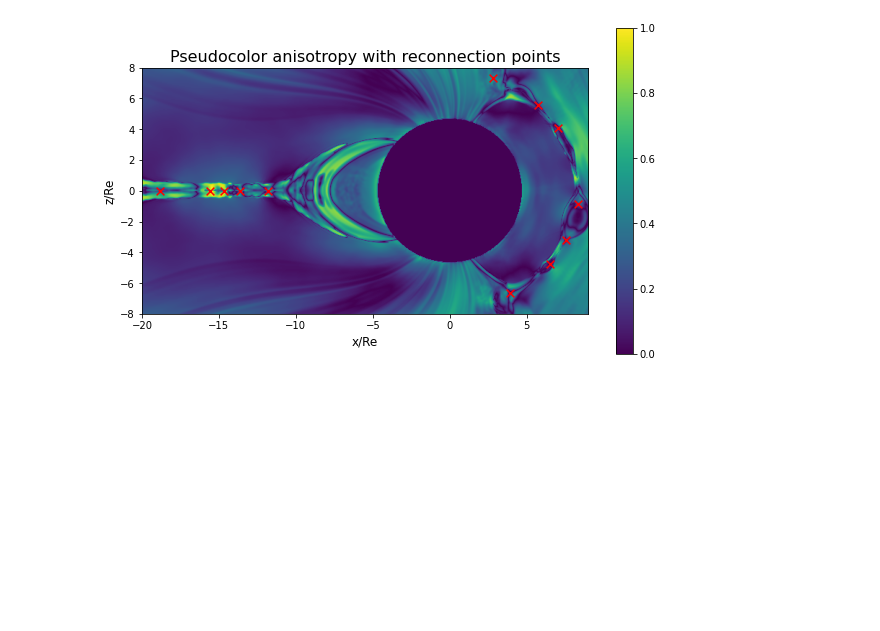
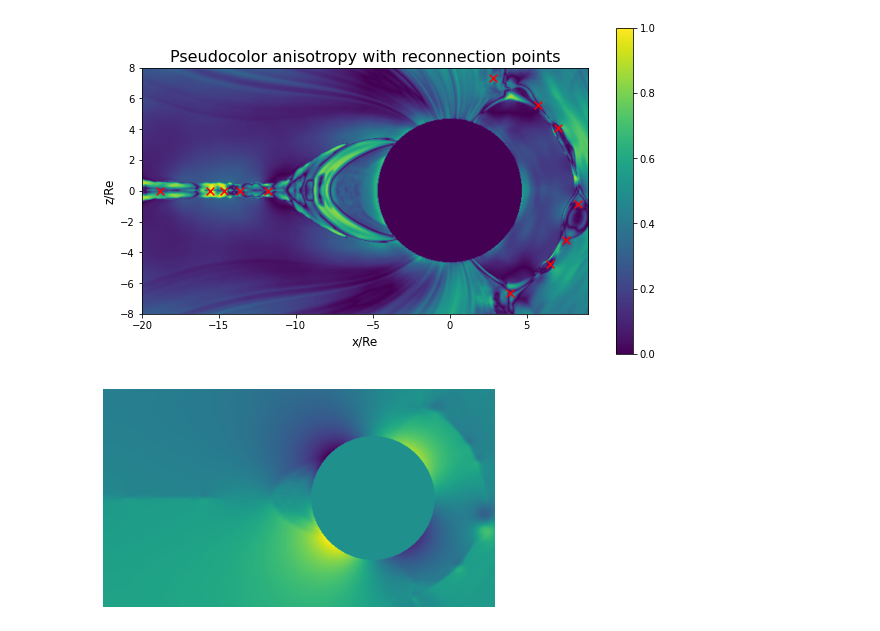
Before and after one commit to deinal/2d-reconnection-data, a Jupyter notebook: visualize_features.ipynb, the cells around one changed output. Drawn from its saved outputs; the diff is of its cells as text; code cells hidden in the pictures; blank space fills up the shorter version.

```diff
--- a/visualize_features.ipynb
+++ b/visualize_features.ipynb
@@ -123,3 +134,16 @@ fig.savefig('reconnection_points.png', bbox_inches='tight')
 plt.show()
 # %% [output]
 [figure]
+# %%
+for feature in features:
+    fig = plt.figure(figsize=(8, 4))
+
+    ax = fig.add_subplot()
+
+    ax.imshow(data_dict[f'{feature}_normalized'])
+
+    plt.axis('off')
+    fig.savefig(f'{feature}.png', bbox_inches='tight')
+    plt.show()
+# %% [output]
+[figure, added]
```
Also changed, not shown: parts of 3 cells of this notebook, 10 other files.
